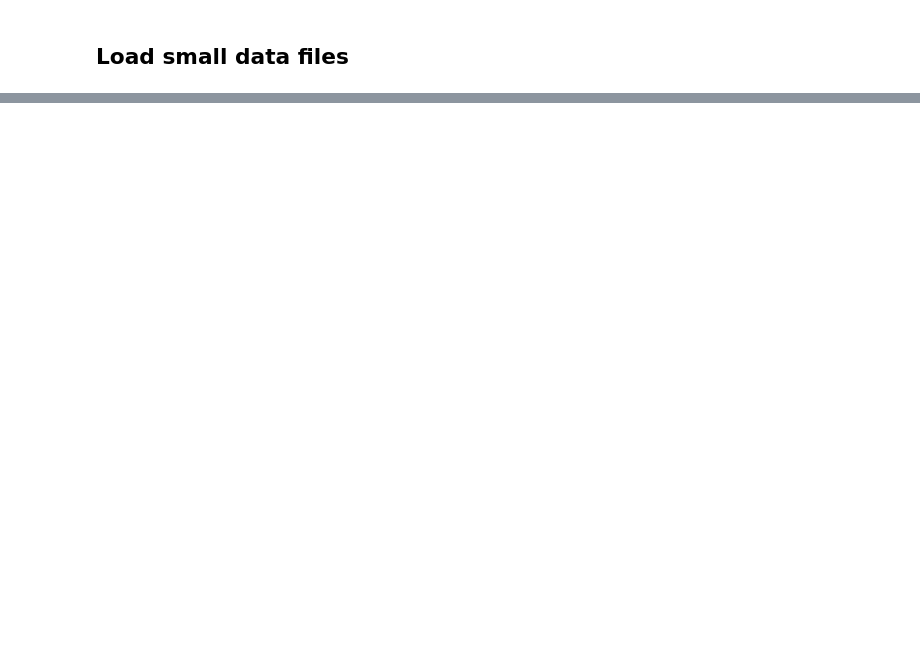
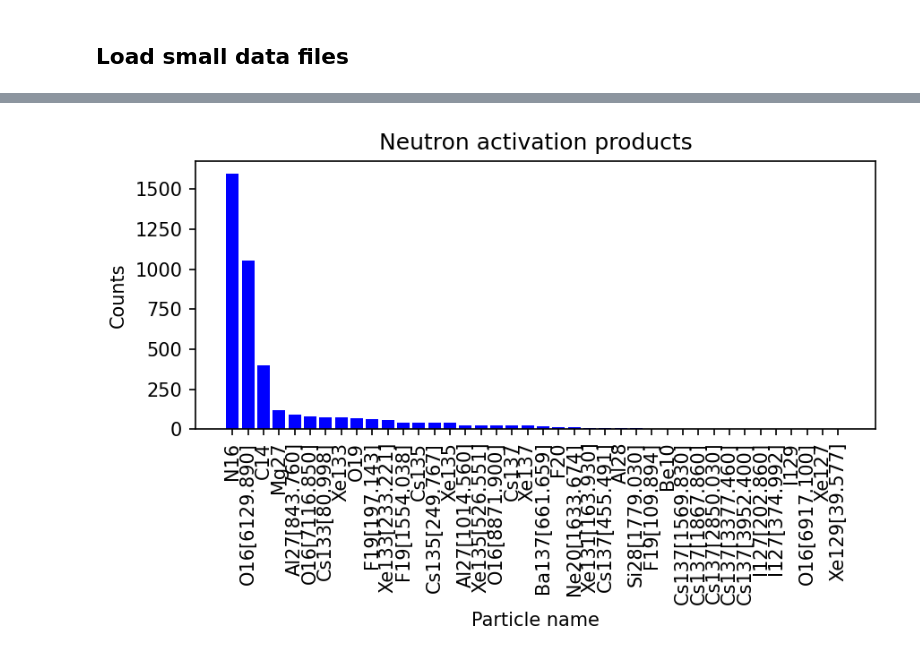
Before and after one commit to B-Koberg/XeSim, a Jupyter notebook: notebooks/Example_analysis.ipynb, the cells around one changed output, grey strips where cells are left out. Drawn from its saved outputs; the diff is of its cells as text; code cells hidden in the pictures; blank space fills up the shorter version.

```diff
--- a/notebooks/Example_analysis.ipynb
+++ b/notebooks/Example_analysis.ipynb
@@ -91,2 +117,18 @@ Process type of 210 is RadioactiveDecayBase.
 # %% [markdown]
 ## Load small data files
+# %%
+file = "../events.root"
+
+perEvent_keys = ["eventid", "*_pri*", 'etot', 'nsteps', "nphotodethits", 'NSave', 'NNAct']
+perSensitiveHit_keys = ['trackid', 'parentid', 'type', 'typeid', 'parenttype', 'parenttypeid',
+                        'creaproc', 'creaproctype', 'creaprocsubtype', 'edproc', 'edproctype', 'edprocsubtype',
+                        'xp', 'yp', 'zp', 'ed', 'time']
+perPhotonHit_keys = ["photodethit*"]
+perSave_keys = ["Save_*"]
+perNeutron_keys = ["NAct_*"]
+
+def filter_columns(name, included_keys, excluded_keys):
+    """Filter columns based on included and excluded keys."""
+    matches_primary = any(uproot.interpretation.match.wildcard_match(name, key) for key in included_keys)
+    is_excluded = any(excluded in name for excluded in excluded_keys)
+    return matches_primary and not is_excluded
@@ -92,0 +288,14 @@ Process type of 210 is RadioactiveDecayBase.
+# %%
+files = [f+":events/events" for f in glob.glob("../events_*.root")]
+
+da_perEvent = uproot.dask(files, filter_name=perEvent_keys, allow_missing=True, step_size="2GB")
+print(da_perEvent.fields)
+da_perNeutron = uproot.dask(files, filter_name=perNeutron_keys, allow_missing=True, step_size="2GB")
+print(da_perNeutron.fields)
+
+# Select only rows with entries
+da_perEvent = da_perEvent[ak.num(da_perEvent["type_pri"]) > 0]
+da_perNeutron = da_perNeutron[ak.num(da_perNeutron["NAct_eventid"]) > 0]
+
+df_perEvent = da.to_dataframe(da_perEvent)
+df_perNeutron = da.to_dataframe(da_perNeutron)
@@ -92,0 +352,15 @@ Process type of 210 is RadioactiveDecayBase.
+# %%
+_counts = df_perNeutron['NAct_particle_name'].value_counts().compute()
+
+dict_particle_counts = {p:c for p,c in zip(_counts.index, _counts.values)}
+
+plt.figure(dpi=150)
+plt.bar(dict_particle_counts.keys(), dict_particle_counts.values(), color='blue')
+plt.xticks(rotation=90)
+plt.xlabel("Particle name")
+plt.ylabel("Counts")
+plt.title("Neutron activation products")
+plt.tight_layout()
+plt.show()
+# %% [output]
+[figure, added]
```
Also changed, not shown: parts of 19 cells of this notebook, 5 other files.
